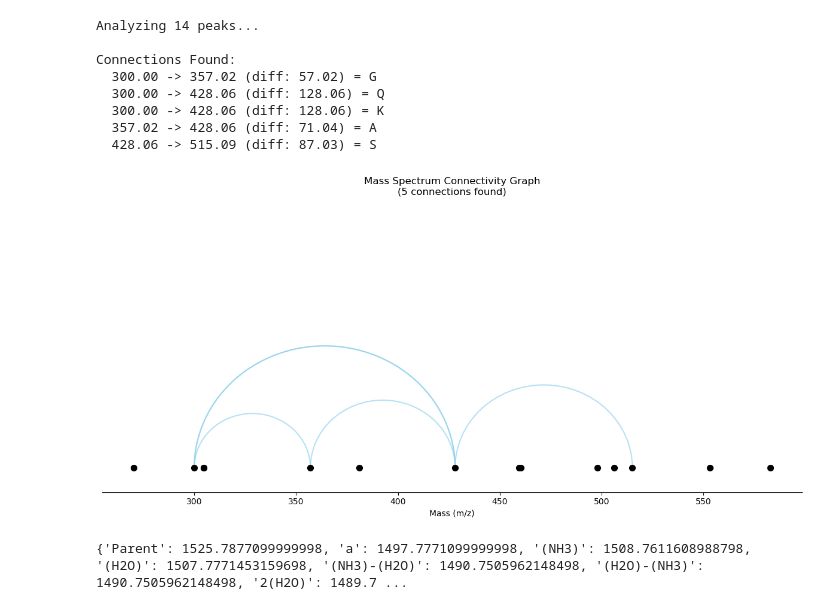
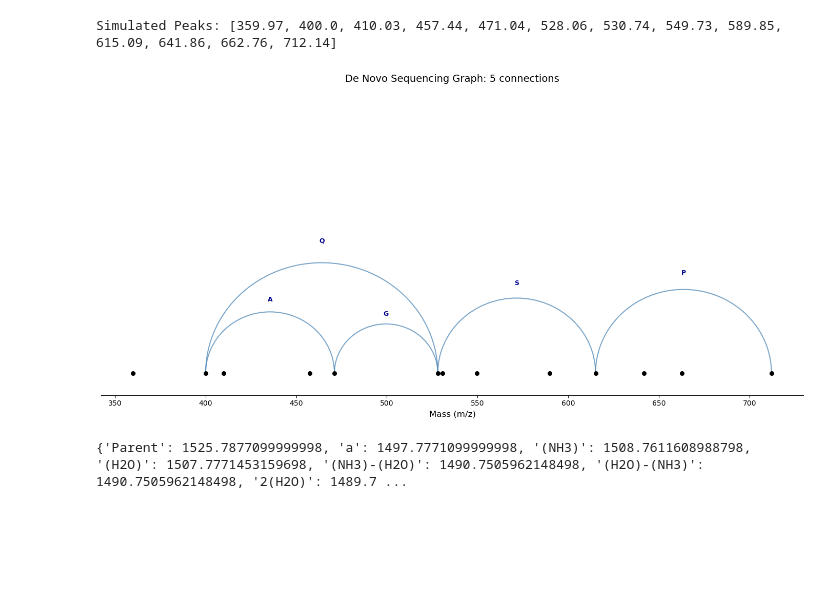
Before and after one commit to Kevinxsn/2D_spec_dict, a Jupyter notebook: vis_conserve/notebook.ipynb, the cells around one changed output. Cells and saved outputs as stored; diff of their text form; code cells hidden in the pictures; blank space fills up the shorter version.

```diff
--- a/vis_conserve/notebook.ipynb
+++ b/vis_conserve/notebook.ipynb
@@ -16,11 +18,16 @@ import neutral_loss_mass
 # %%
 AA_MASSES = {
     'G': 57.021464, 'A': 71.037114, 'S': 87.032028, 'P': 97.052764,
-    'V': 99.068414, 'T': 101.047679, 'C': 103.009185, 'I': 113.084064,
-    'L': 113.084064, 'N': 114.042927, 'D': 115.026943, 'Q': 128.058578,
+    'V': 99.068414, 'T': 101.047679, 'C': 103.009185, 'I/L': 113.084064,
+    'N': 114.042927, 'D': 115.026943, 'Q': 128.058578,
     'K': 128.094963, 'E': 129.042593, 'M': 131.040485, 'H': 137.058912,
     'F': 147.068414, 'R': 156.101111, 'Y': 163.063329, 'W': 186.079313,
 }
+DOUBLE_AA_MASSES = {}
+for aa1, aa2 in combinations_with_replacement(AA_MASSES.keys(), 2):
+    mass_sum = AA_MASSES[aa1] + AA_MASSES[aa2]
+    # Store with a combined label, e.g., "A+G"
+    DOUBLE_AA_MASSES[f"{aa1}+{aa2}"] = mass_sum
 # %%
 def find_connections(peaks, tolerance=0.02):
     """
@@ -99,48 +101,29 @@ def plot_arc_graph(peaks, connections):
     plt.show()
 # %%
 if __name__ == "__main__":
-    # 1. Create some mock data
-    # Start with a 'seed' mass
-    seed_mass = 300.0
-    mock_peaks = [seed_mass]
+    # Create slightly more complex mock data
+    seed = 400.0
+    # A sequence: Ala - Gly - Ser - Pro
+    seq_masses = [seed,
+                  seed + AA_MASSES['A'],
+                  seed + AA_MASSES['A'] + AA_MASSES['G'],
+                  seed + AA_MASSES['A'] + AA_MASSES['G'] + AA_MASSES['S'],
+                   seed + AA_MASSES['A'] + AA_MASSES['G'] + AA_MASSES['S'] + AA_MASSES['P']]
 
-    # Artificially create a peptide sequence: Gly-Ala-Ser
-    # Add peaks that definitely have connections
-    m1 = seed_mass + AA_MASSES['G']       # + Glycine
-    m2 = m1 + AA_MASSES['A']              # + Alanine
-    m3 = m2 + AA_MASSES['S']              # + Serine
-    mock_peaks.extend([m1, m2, m3])
+    # Add some noise
+    np.random.seed(101)
+    noise = np.random.uniform(350, 700, 8).tolist()
+    my_peaks = sorted(seq_masses + noise)
 
-    # Add some random "noise" peaks that likely won't connect
-    np.random.seed(42) # for reproducible noise
-    noise_peaks = np.random.uniform(250, 600, 10).tolist()
-    mock_peaks.extend(noise_peaks)
+    print(f"Simulated Peaks: {[round(p, 2) for p in my_peaks]}")
 
-    # 2. Run the analysis
-    # Sort them (good practice, though the function does it too)
-    my_peaks = sorted(mock_peaks)
-    print(f"Analyzing {len(my_peaks)} peaks...")
+    # Find connections (slightly tighter tolerance for cleaner graph)
+    conns = find_connections(my_peaks, tolerance=0.02)
 
-    # Find connections with a tolerance of 0.05 Daltons
-    my_connections = find_connections(my_peaks, tolerance=0.05)
-
-    # Print found connections to console
-    print("\nConnections Found:")
-    for start, end, aa in my_connections:
-        print(f"  {start:.2f} -> {end:.2f} (diff: {end-start:.2f}) = {aa}")
-
-    # 3. Generate the visualization
-    plot_arc_graph(my_peaks, my_connections)
+    plot_labeled_arc_graph(my_peaks, conns)
 # %% [output]
-Analyzing 14 peaks...
-
-Connections Found:
-  300.00 -> 357.02 (diff: 57.02) = G
-  300.00 -> 428.06 (diff: 128.06) = Q
-  300.00 -> 428.06 (diff: 128.06) = K
-  357.02 -> 428.06 (diff: 71.04) = A
-  428.06 -> 515.09 (diff: 87.03) = S
+Simulated Peaks: [359.97, 400.0, 410.03, 457.44, 471.04, 528.06, 530.74, 549.73, 589.85, 615.09, 641.86, 662.76, 712.14]
-[figure, old version]
+[figure, new version]
 # %%
 data = 'ME4_2+'
 csv_data = f"{data}.csv"
```
Also changed, not shown: parts of 3 cells of this notebook, 1 other file.
